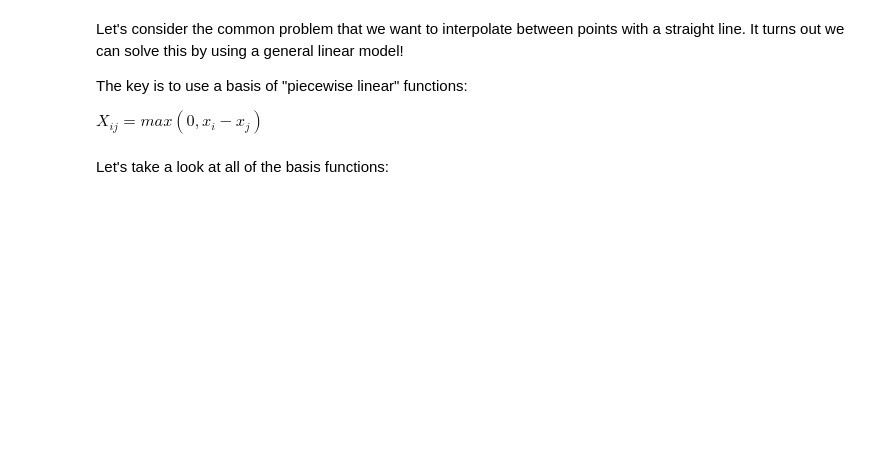
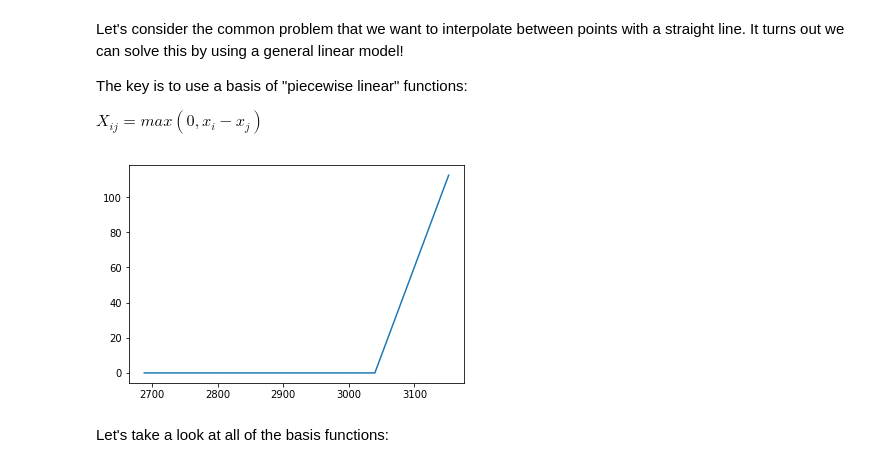
Before and after one commit to medford-group/data_analytics_for_engineers, a Jupyter notebook: modules/1-regression/regression.ipynb, the cells around one changed output. Cells and saved outputs as stored; diff of their text form; code cells hidden in the pictures; blank space fills up the shorter version.

```diff
--- a/modules/1-regression/regression.ipynb
+++ b/modules/1-regression/regression.ipynb
@@ -76,16 +78,18 @@ $X_{ij} = max(0, x_i-x_j)$
 # %%
 def piecewise_linear(x):
     N = len(x)
     X = np.zeros((N,N))
     for i in range(N):
         for j in range(N):
             X[i,j] = max(0, x[i] - x[j])
     return X
 
 X = piecewise_linear(x_peak)
 
 fig, ax = plt.subplots()
-ax.plot(x_peak, X[:,50]);
+ax.plot(x_peak, X[:,75]);
+# %% [output]
+[figure, added]
 # %% [markdown]
 Let's take a look at all of the basis functions:
 # %%
```
Also changed, not shown: parts of 31 cells of this notebook.
